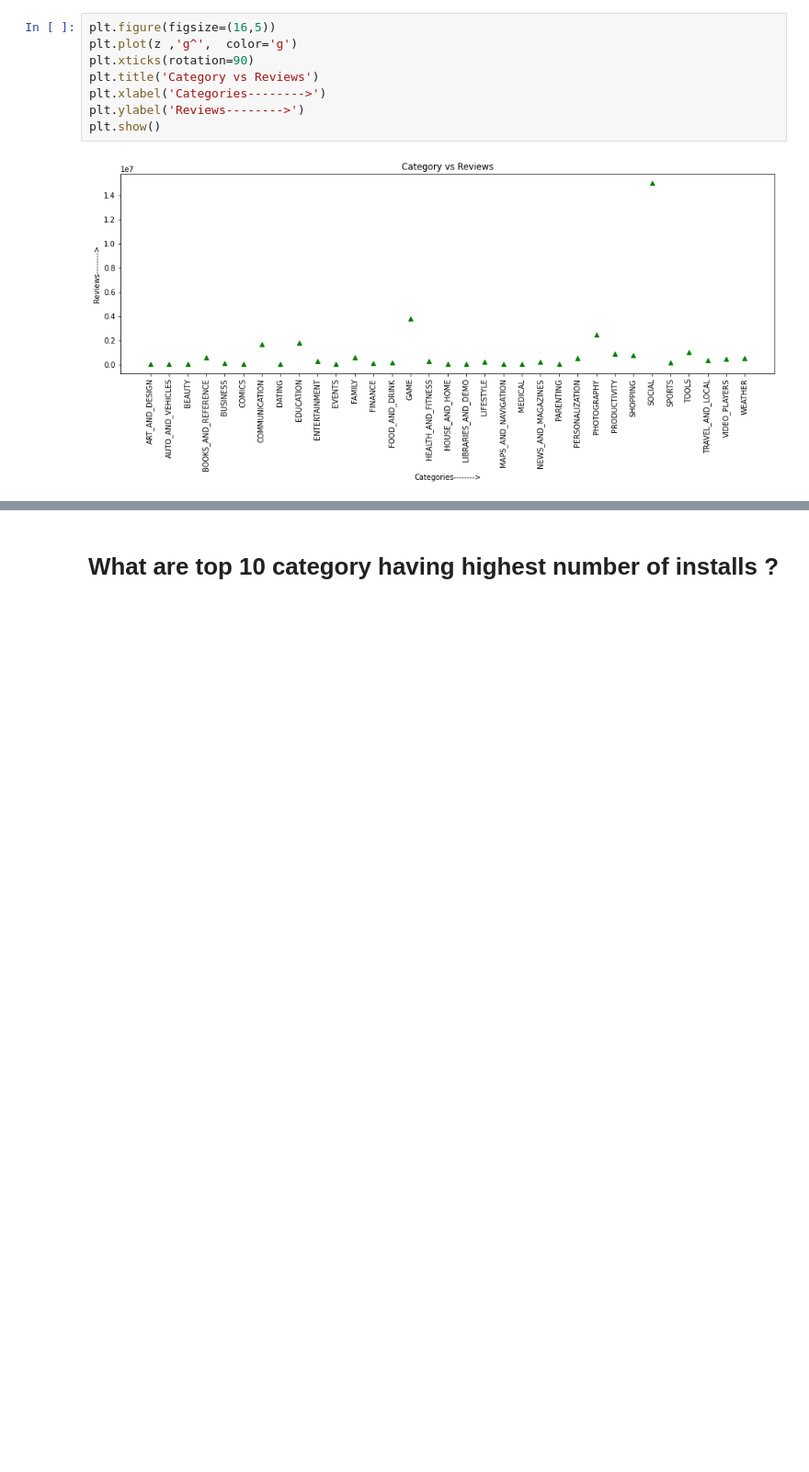
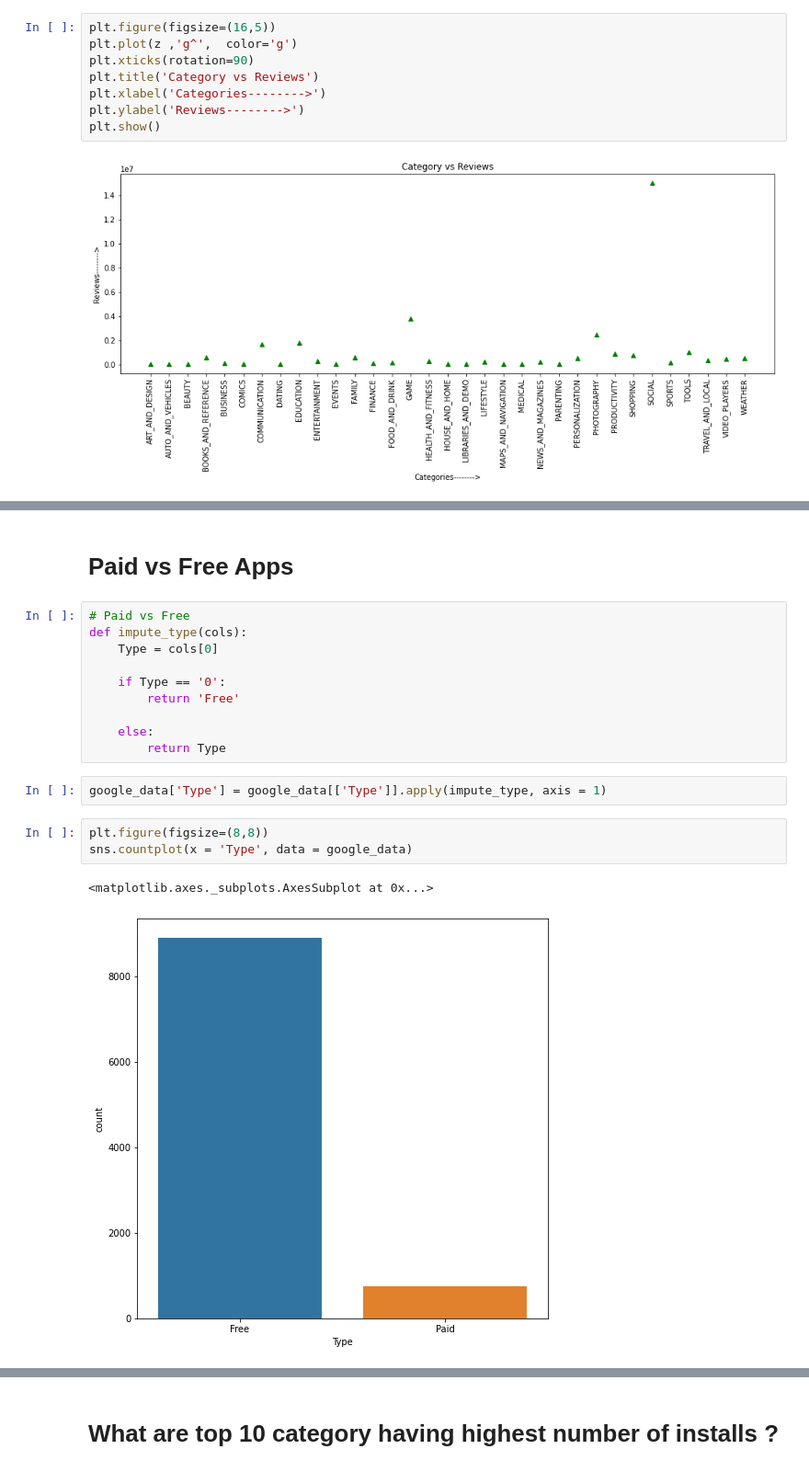
Before and after one commit to Akramkhan01/Capstone-Project-Play-Store-App-Review-Analysis, a Jupyter notebook: EDA_Play_Store_App_Review_Analysis_Capstone_Project.ipynb, the cells around one changed output, grey strips where cells are left out. Shown: that part at 92% size. Drawn from its saved outputs; the diff is of its cells as text; blank space fills up the shorter version.

```diff
--- a/EDA_Play_Store_App_Review_Analysis_Capstone_Project.ipynb
+++ b/EDA_Play_Store_App_Review_Analysis_Capstone_Project.ipynb
@@ -727,0 +687,20 @@ plt.show()
+# %% [markdown]
+# Paid vs Free Apps
+# %%
+# Paid vs Free
+def impute_type(cols):
+    Type = cols[0]
+
+    if Type == '0':
+        return 'Free'
+
+    else:
+        return Type
+# %%
+google_data['Type'] = google_data[['Type']].apply(impute_type, axis = 1)
+# %%
+plt.figure(figsize=(8,8))
+sns.countplot(x = 'Type', data = google_data)
+# %% [output]
+<matplotlib.axes._subplots.AxesSubplot at 0x...>
+[figure, added]
```
Also changed, not shown: parts of 27 cells of this notebook.
